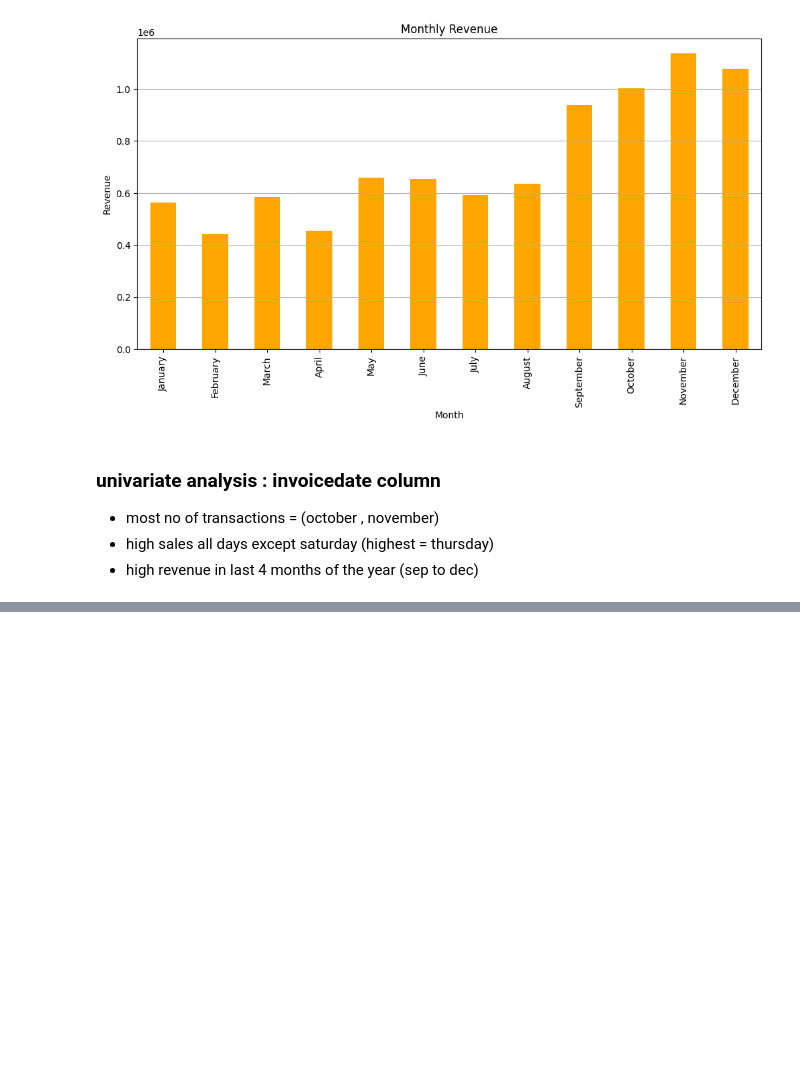
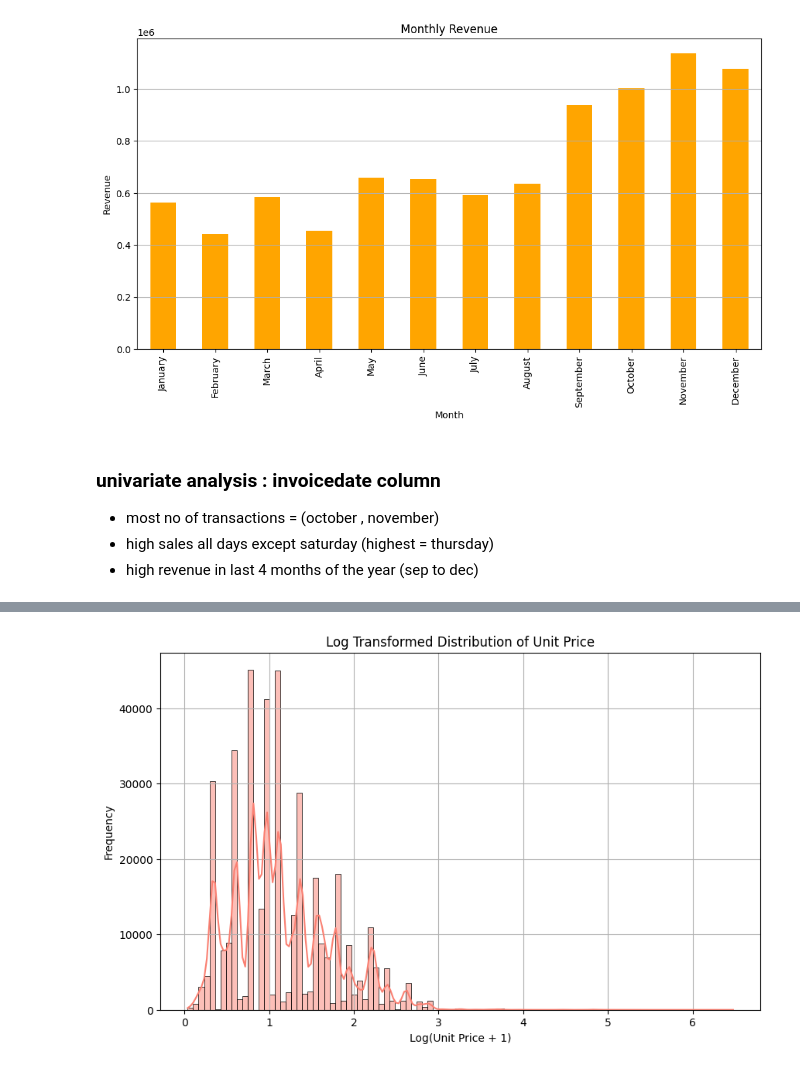
Before and after one commit to anuragchaubey1224/customer-segmentation, a Jupyter notebook: notebooks/eda.ipynb, the cells around one changed output, grey strips where cells are left out. Saved outputs shown, nothing was run; the diff lists cells and outputs as text; code cells hidden in the pictures; blank space fills up the shorter version.

```diff
--- a/notebooks/eda.ipynb
+++ b/notebooks/eda.ipynb
@@ -838,0 +869,12 @@ plt.show()
+# %%
+# log transformed plot (skewed data)
+
+plt.figure(figsize=(10, 6))
+sns.histplot(np.log1p(df['UnitPrice']), bins=100, kde=True, color='salmon')
+plt.title("Log Transformed Distribution of Unit Price")
+plt.xlabel("Log(Unit Price + 1)")
+plt.ylabel("Frequency")
+plt.grid(True)
+plt.show()
+# %% [output]
+[figure, added]
```
Also changed, not shown: parts of 8 cells of this notebook.
